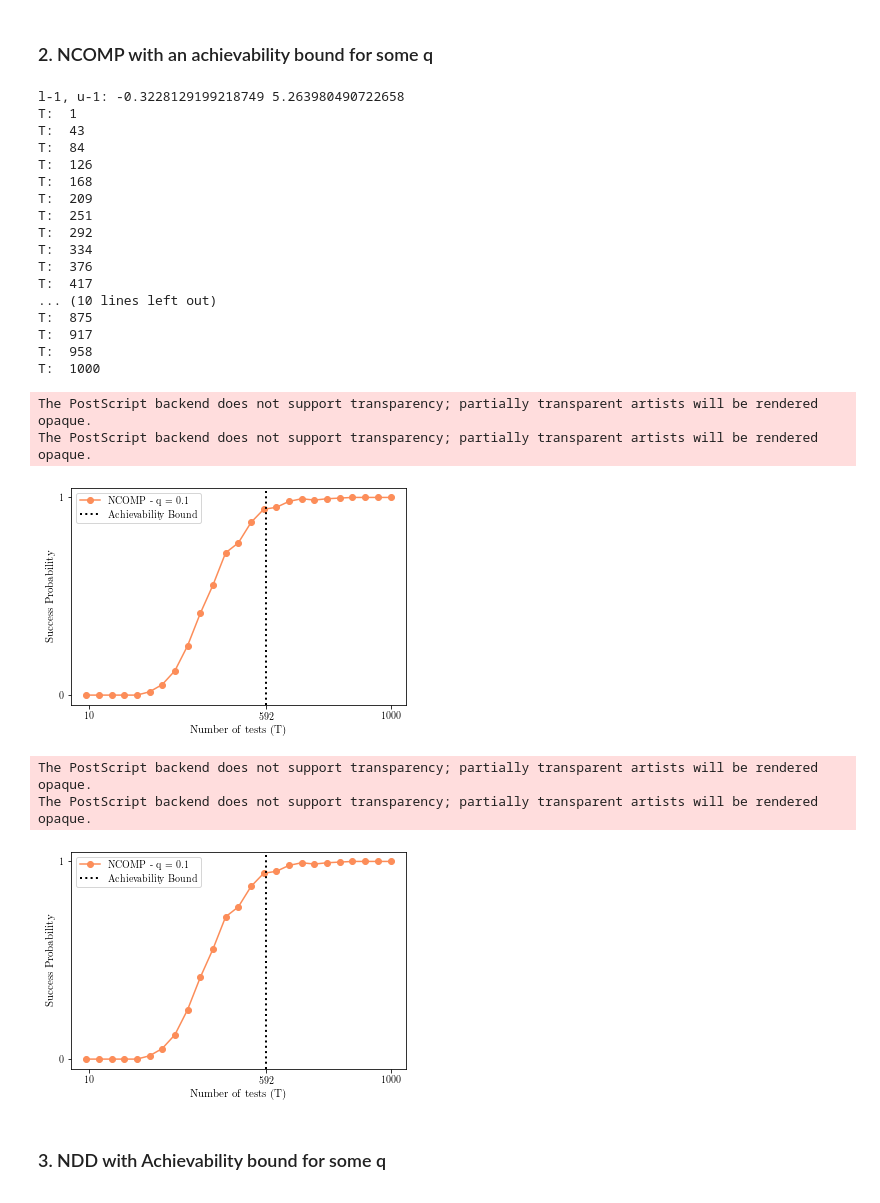
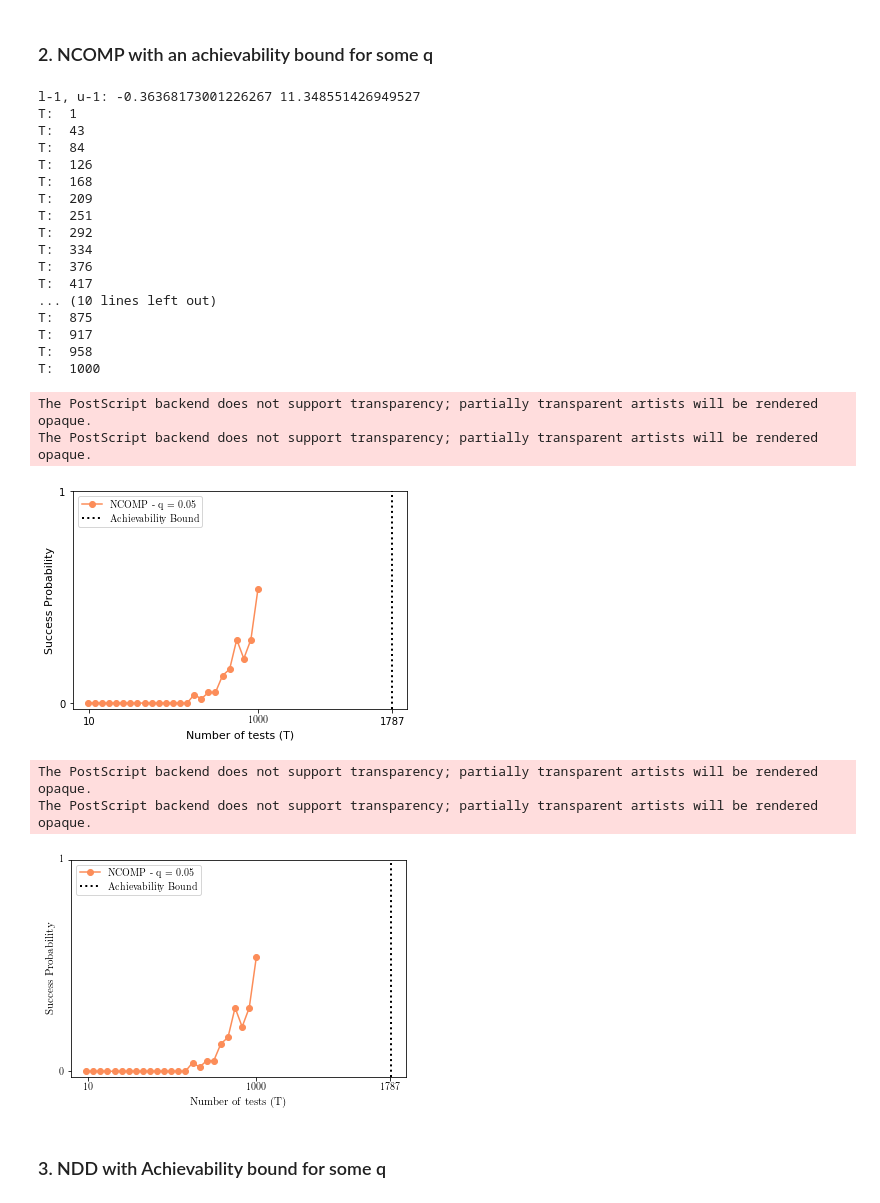
Before and after one commit to Grometton/grouptesting, a Jupyter notebook: notebooks/Semester Project Plots Nico.ipynb, the cells around one changed output. Saved outputs shown, nothing was run; the diff lists cells and outputs as text; code cells hidden in the pictures.

```diff
--- a/notebooks/Semester Project Plots Nico.ipynb
+++ b/notebooks/Semester Project Plots Nico.ipynb
@@ -26,9 +26,9 @@ np.random.seed(4000)
 ### 2. NCOMP with an achievability bound for some q
 # %%
 # Define initial parameters
-num_tests = 300
+num_tests = 100
 n = 1000 # population size
-theta = 0.15
+theta = 0.3
 C = 2
 n_theta = C * (n**theta)
 k = round(n_theta) # number of infected
@@ -38,7 +38,7 @@ eta = 0.001
 q_results = []
 
 ############ RUN EXPERIMENT #####################
-for q in [0.10]:
+for q in [0.05]:
     NCOMP_ber_acc = []
 
     ############## Achievable bound 1 for T ################
@@ -106,35 +106,35 @@ for q in [0.10]:
 
     plt.axvline(x=float(achiev_bound), ymin=0, ymax=1, color='black', linestyle='dotted', label="Achievability Bound", linewidth=2)
     plt.xticks(ticks=[10, round((achiev_bound)), round(n)])
     plt.yticks(ticks=[0.0, 1.0])
     plt.xlabel(r'Number of tests (T)', fontsize=11)
     plt.ylabel(r'Success Probability', fontsize=11)
     plt.legend()
     plt.savefig('plots/NCOMP Report Nico 2 today' + str(round(C, 2)) + 'qs, q = ' + str(round(q, 2)) + ', delta = ' + str(round(delta, 2)) + ', n = ' + str(n) + ', theta = ' + str(round(theta, 2)) + '.png')
     plt.savefig('plots/NCOMP Report Nico 2 today' + str(round(C, 2)) + 'qs, q = ' + str(round(q, 2)) + ', delta = ' + str(round(delta, 2)) + ', n = ' + str(n) + ', theta = ' + str(round(theta, 2)) + '.eps')
     plt.savefig('plots/NCOMP Report Nico 2 today' + str(round(C, 2)) + 'qs, q = ' + str(round(q, 2)) + ', delta = ' + str(round(delta, 2)) + ', n = ' + str(n) + ', theta = ' + str(round(theta, 2)) + '.pdf')
     plt.show()
 # %% [output]
-l-1, u-1: -0.3228129199218749 5.263980490722658
+l-1, u-1: -0.36368173001226267 11.348551426949527
 T:  1
 T:  43
 T:  84
 T:  126
 T:  168
 T:  209
 T:  251
 T:  292
 T:  334
 T:  376
 T:  417
 ... (10 lines left out)
 T:  875
 T:  917
 T:  958
 T:  1000
 The PostScript backend does not support transparency; partially transparent artists will be rendered opaque.
 The PostScript backend does not support transparency; partially transparent artists will be rendered opaque.
-[figure, old version]
+[figure, new version]
 # %%
 ## Redo the plot because the latex font only comes in the second time you save it for some reason.
 PAL = ['#fef0d9','#fdcc8a','#fc8d59','#d7301f']
@@ -158,7 +158,7 @@ plt.show()
 # %% [output]
 The PostScript backend does not support transparency; partially transparent artists will be rendered opaque.
 The PostScript backend does not support transparency; partially transparent artists will be rendered opaque.
-[figure, old version]
+[figure, new version]
 # %% [markdown]
 ### 3. NDD with Achievability bound for some q
 # %%
```
Also changed, not shown: parts of 3 cells of this notebook, 15 other files.
